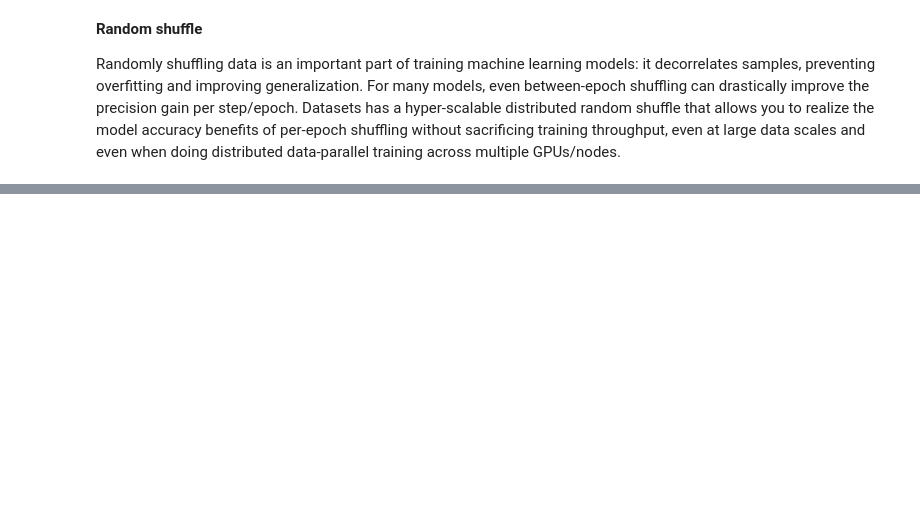
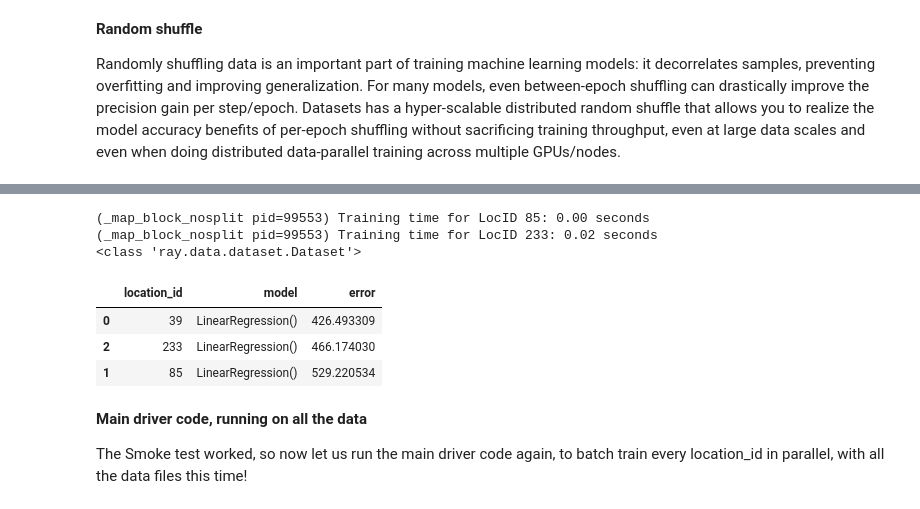
Before and after one commit to christy/AnyscaleDemos, a Jupyter notebook: ray_air_demos/ray_air/nyc_taxi_batch_processing.ipynb, the cells around one changed output, grey strips where cells are left out. Saved outputs shown, nothing was run; the diff lists cells and outputs as text; code cells hidden in the pictures; blank space fills up the shorter version.

Commit message:
Ray Datasets batch processing

```diff
--- a/ray_air_demos/ray_air/nyc_taxi_batch_processing.ipynb
+++ b/ray_air_demos/ray_air/nyc_taxi_batch_processing.ipynb
@@ -542,0 +439,31 @@ Result for SklearnTrainer_77252_00000:
+# %%
+# Driver code to run this.
+
+SMOKE_TEST = True
+if SMOKE_TEST:
+    starting_idx = -1
+    sample_locations = random.sample(list(local_utils.dataprep.location_ids), 3)
+else:
+    starting_idx = -3
+    sample_locations = list(local_utils.dataprep.location_ids)
+
+s3_files = [f"s3://{file}" for file in s3_partitions.files][starting_idx:]
+print(f"NYC Taxi using {len(s3_files)} file(s)!")
+print(f"sample locations: {sample_locations}")
+
+start = time.time()
+
+# Read data into Ray Dataset
+rds = pushdown_read_data(s3_files, sample_locations)
+
+# Do a full global random shuffle to decorrelate the data
+rds = rds.random_shuffle()
+
+# This returns a Ray Datset
+results = rds.groupby("pickup_location_id").map_groups(
+            agg_func, batch_format="pandas")
+print(f"groupby.map_groups() returned type: {type(results)}")
+
+total_time_taken = time.time() - start
+print(f"Total number of models: {len(sample_locations)}")
+print_time(f"TOTAL TIME TAKEN: {total_time_taken:.2f} seconds")
@@ -542,0 +479,21 @@ Result for SklearnTrainer_77252_00000:
+# %%
+# Sort results ascending by error
+
+print(type(results))
+
+# sort values by ascending error
+results_df = results.to_pandas(limit=results.count())
+results_df.sort_values(by=["error"], ascending=True, inplace=True)
+results_df
+# %% [output]
+(_map_block_nosplit pid=99553) Training time for LocID 85: 0.00 seconds
+(_map_block_nosplit pid=99553) Training time for LocID 233: 0.02 seconds
+<class 'ray.data.dataset.Dataset'>
+|  | location_id | model | error |
+| 0 | 39 | LinearRegression() | 426.493309 |
+| 2 | 233 | LinearRegression() | 466.174030 |
+| 1 | 85 | LinearRegression() | 529.220534 |
+# %% [markdown]
+<b>Main driver code, running on all the data</b>
+
+The Smoke test worked, so now let us run the main driver code again, to batch train every location_id in parallel, with all the data files this time!
```
Also changed, not shown: parts of 57 cells of this notebook.
